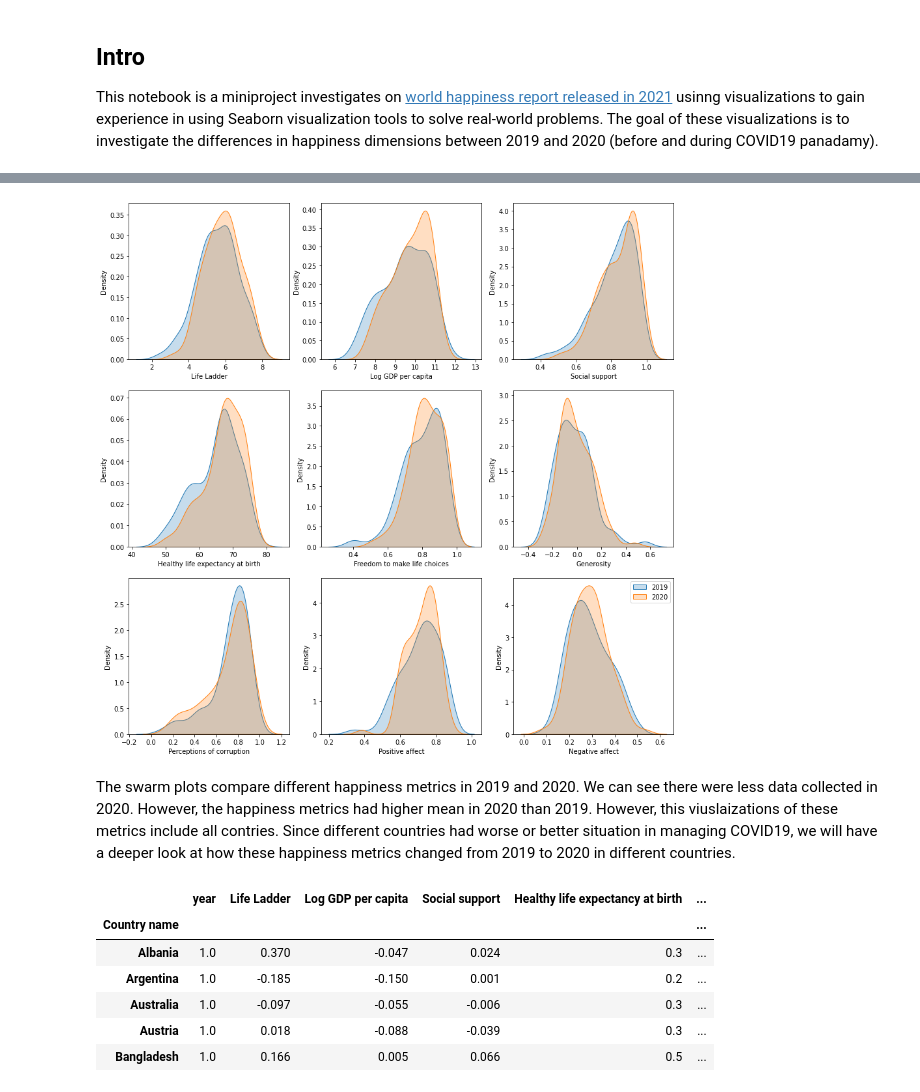
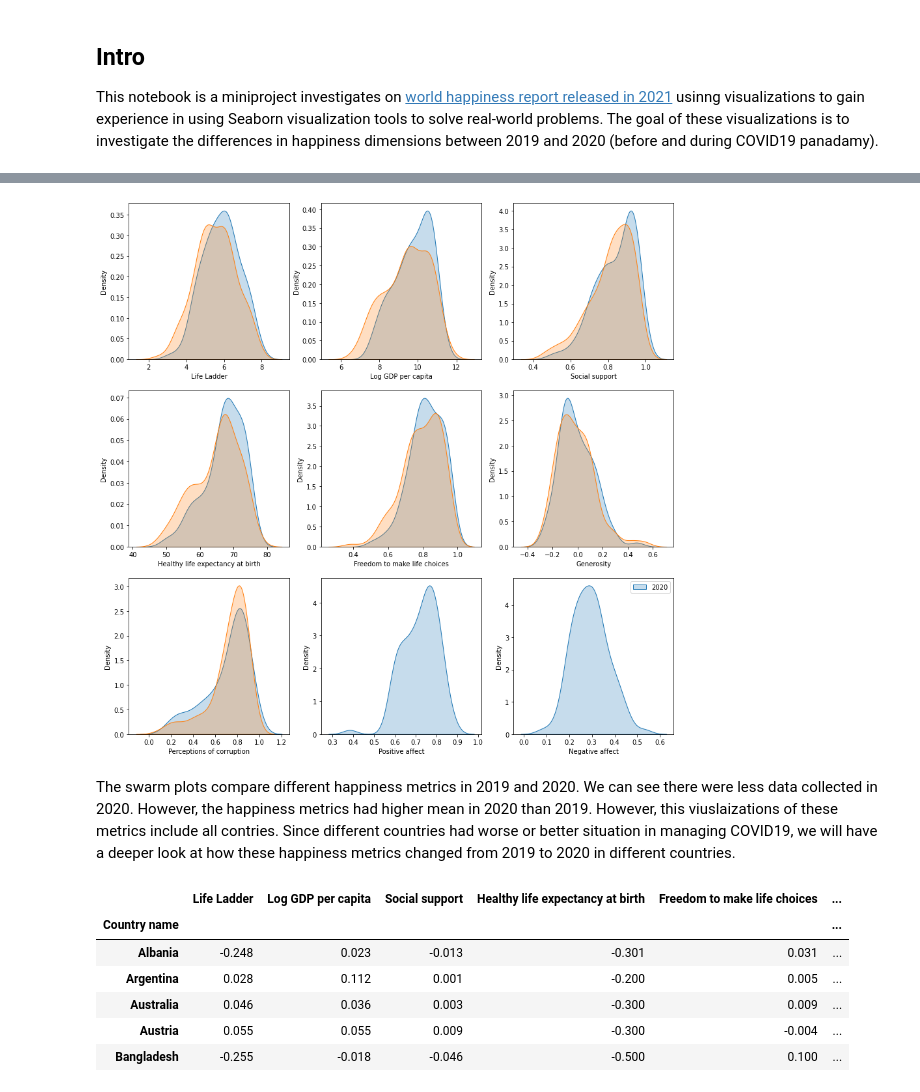
Before and after one commit to nemote95/Kaggle-playground, a Jupyter notebook: world happiness.ipynb, the cells around one changed output, grey strips where cells are left out. Saved outputs shown, nothing was run; the diff lists cells and outputs as text; code cells hidden in the pictures.

Commit message:
merged 2021 dataset into previous years dataset

```diff
--- a/world happiness.ipynb
+++ b/world happiness.ipynb
@@ -21,0 +10,17 @@ happiness_data = pd.read_csv(my_filepath)
+# %%
+#loading files into a DataFrame
+my_filepath = '../input/world-happiness-report-2021/world-happiness-report.csv'
+happiness_data = pd.read_csv(my_filepath)
+my_filepath_2021 = '../input/world-happiness-report-2021/world-happiness-report-2021.csv'
+happiness_data_2021 = pd.read_csv(my_filepath_2021)
+
+# appending 2021 dataset to previous years
+selected_2021_cols=['Country name','Ladder score',
+        'Logged GDP per capita', 'Social support', 'Healthy life expectancy',
+        'Freedom to make life choices', 'Generosity',
+        'Perceptions of corruption']
+happiness_data_2021 = happiness_data_2021[selected_2021_cols]
+happiness_data_2021["year"]=2021
+happiness_data_2021.rename(columns={'Ladder score':"Life Ladder", "Logged GDP per capita":"Log GDP per capita", "Healthy life expectancy" : "Healthy life expectancy at birth"}, inplace = True)
+happiness_data = happiness_data.append(happiness_data_2021)
+happiness_data
@@ -22,34 +41,35 @@ happiness_data = pd.read_csv(my_filepath)
 # %%
 #comparing happiness variables in 2019 and 2020
 fig, axes = plt.subplots(3,3,figsize=(15,15))
-happiness_yearly_data = happiness_data_20. join(happiness_data_19, lsuffix = "-20", rsuffix="-19")
 for col_num,col in enumerate(happiness_data.columns[2:]): # the first column is the year
-    sns.kdeplot(data=happiness_data[happiness_data["year"]==2019][col], label="2019", shade=True, ax=axes[col_num//3,col_num%3])
     sns.kdeplot(data=happiness_data[happiness_data["year"]==2020][col], label="2020", shade=True, ax=axes[col_num//3,col_num%3])
-    #sns.swarmplot(y=happiness_data[happiness_data["year"]>2018][col], x=happiness_data[happiness_data["year"]>2018]["year"],) # Your code here
+    sns.kdeplot(data=happiness_data[happiness_data["year"]==2021][col], label="2021", shade=True, ax=axes[col_num//3,col_num%3])
     plt.legend()
 plt.show()
 # %% [output]
-[figure, old version]
+[figure, new version]
 # %% [markdown]
 The swarm plots compare different happiness metrics in 2019 and 2020. We can see there were less data collected in 2020. However, the happiness metrics had higher mean in 2020 than 2019. However, this viuslaizations of these metrics include all contries. Since different countries had worse or better situation in managing COVID19, we will have a deeper look at how these happiness metrics changed from 2019 to 2020 in different countries.
 # %%
 #selecting data from 2020 and 2019
-happiness_data_20 = happiness_data[happiness_data["year"]==2020].set_index("Country name")
-happiness_data_19 = happiness_data[happiness_data["year"]==2019].set_index("Country name")
+cols = ['Life Ladder', 'Log GDP per capita', 'Social support',
+       'Healthy life expectancy at birth', 'Freedom to make life choices',
+       'Generosity', 'Perceptions of corruption']
+happiness_data_20 = happiness_data[happiness_data["year"]==2020].set_index("Country name")[cols]
+happiness_data_21 = happiness_data[happiness_data["year"]==2021].set_index("Country name")[cols]
 
 
-difference = happiness_data_20 - happiness_data_19
-difference = difference.dropna()
+difference = happiness_data_21 - happiness_data_20
+difference.dropna(inplace=True)
 difference.head()
 # %% [output]
-|  | year | Life Ladder | Log GDP per capita | Social support | Healthy life expectancy at birth | ... |
+|  | Life Ladder | Log GDP per capita | Social support | Healthy life expectancy at birth | Freedom to make life choices | ... |
 | Country name |  |  |  |  |  | ... |
-| Albania | 1.0 | 0.370 | -0.047 | 0.024 | 0.3 | ... |
-| Argentina | 1.0 | -0.185 | -0.150 | 0.001 | 0.2 | ... |
-| Australia | 1.0 | -0.097 | -0.055 | -0.006 | 0.3 | ... |
-| Austria | 1.0 | 0.018 | -0.088 | -0.039 | 0.3 | ... |
-| Bangladesh | 1.0 | 0.166 | 0.005 | 0.066 | 0.5 | ... |
+| Albania | -0.248 | 0.023 | -0.013 | -0.301 | 0.031 | ... |
+| Argentina | 0.028 | 0.112 | 0.001 | -0.200 | 0.005 | ... |
+| Australia | 0.046 | 0.036 | 0.003 | -0.300 | 0.009 | ... |
+| Austria | 0.055 | 0.055 | 0.009 | -0.300 | -0.004 | ... |
+| Bangladesh | -0.255 | -0.018 | -0.046 | -0.500 | 0.100 | ... |
 # %%
 
 
```
Also changed, not shown: parts of 3 cells of this notebook.
